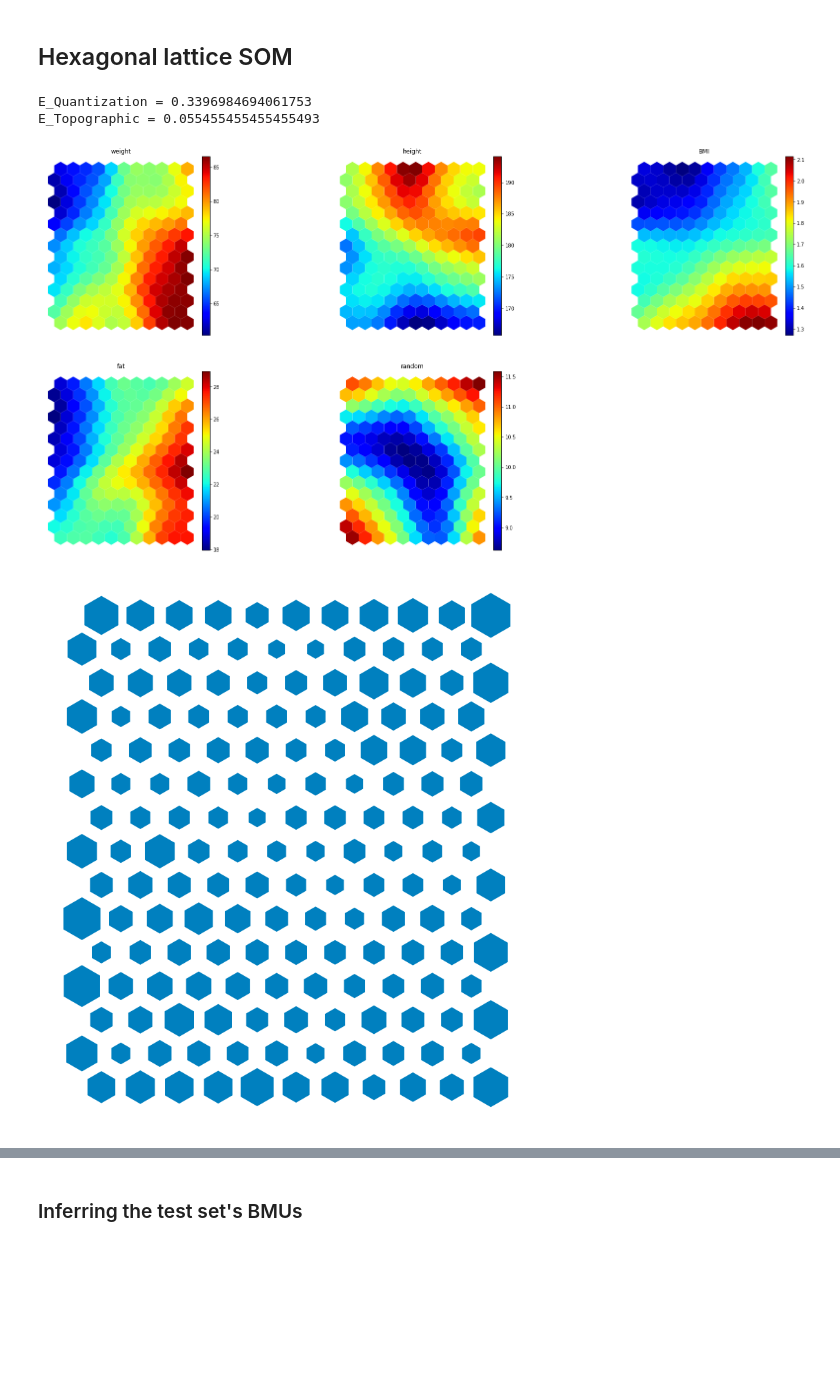
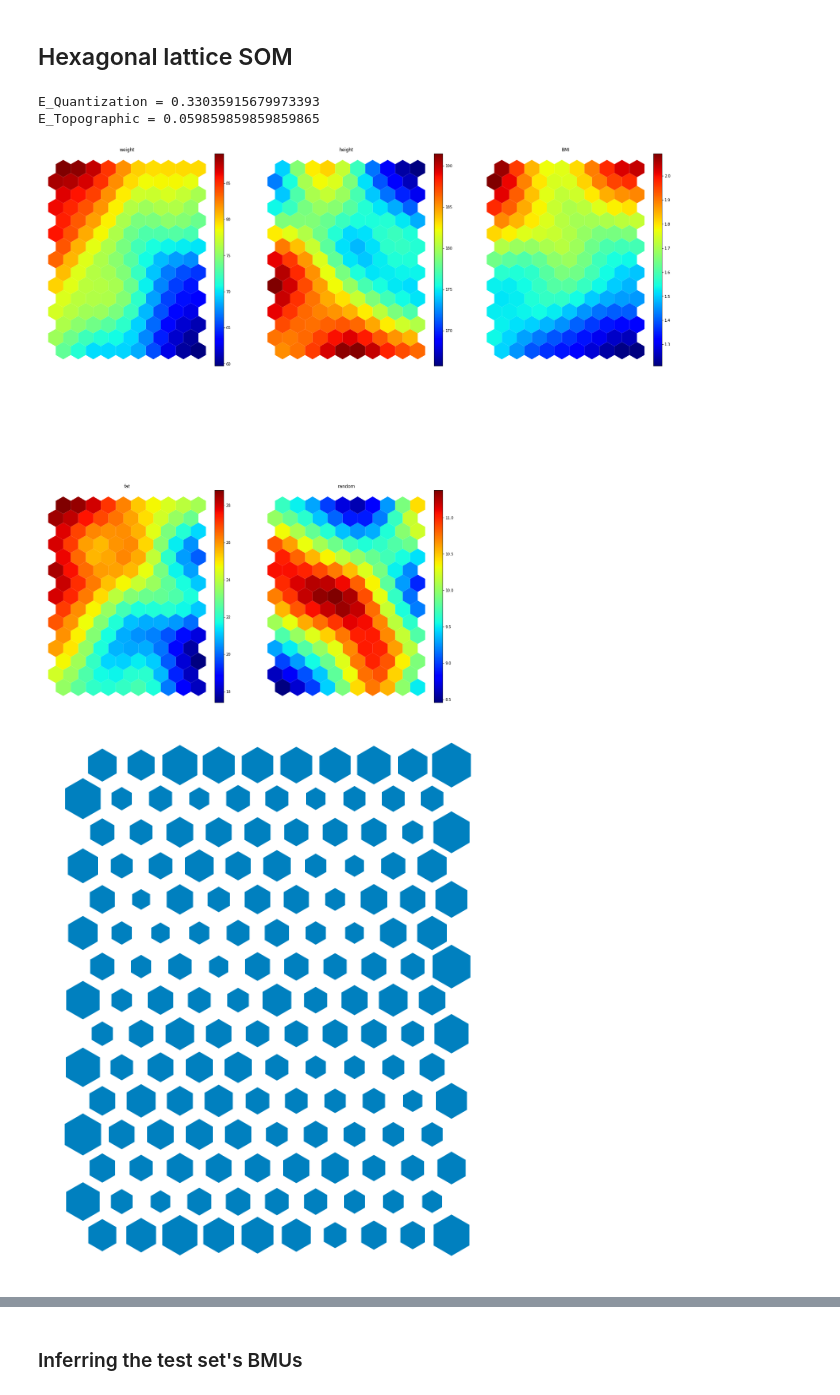
Before and after one commit to ivallesp/somnium, a Jupyter notebook: examples/getting_started.ipynb, the cells around one changed output, grey strips where cells are left out. Saved outputs shown, nothing was run; the diff lists cells and outputs as text; code cells hidden in the pictures; blank space fills up the shorter version.

```diff
--- a/examples/getting_started.ipynb
+++ b/examples/getting_started.ipynb
@@ -40,19 +39,20 @@ df.head()
 # %% [markdown]
 ## Hexagonal lattice SOM
 # %%
-model = SOM(lattice="hexa", normalization="standard", distance_metric="euclidean", neighborhood="gaussian", mapsize=[15, 11], n_jobs=1)
+model = SOM(lattice="hexa", normalization="standard", distance_metric="euclidean", neighborhood="gaussian", n_jobs=1)
 
-model.fit(data, 30, 20, 5)
-model.fit(data, 30, 5, 1)
+model.fit(data, 60, 20, 5, collect_history=True)
+model.fit(data, 60, 5, 1, collect_history=True)
+
 
 print("E_Quantization =", model.calculate_quantization_error())
 print("E_Topographic =", model.calculate_topographic_error())
 
 plot_components(model, names, figure_width=30, max_subplot_columns=3)
 plot_bmus(model, figure_width=10)
 plot_umatrix(model, colormap = plt.cm.hot, figure_width=10)
 # %% [output]
-E_Quantization = 0.3396984694061753
-E_Topographic = 0.055455455455455493
+E_Quantization = 0.33035915679973393
+E_Topographic = 0.059859859859859865
-[figure, old version]
+[figure, new version]
-[figure, old version]
+[figure, new version]
```
Also changed, not shown: parts of 8 cells of this notebook, 3 other files.
